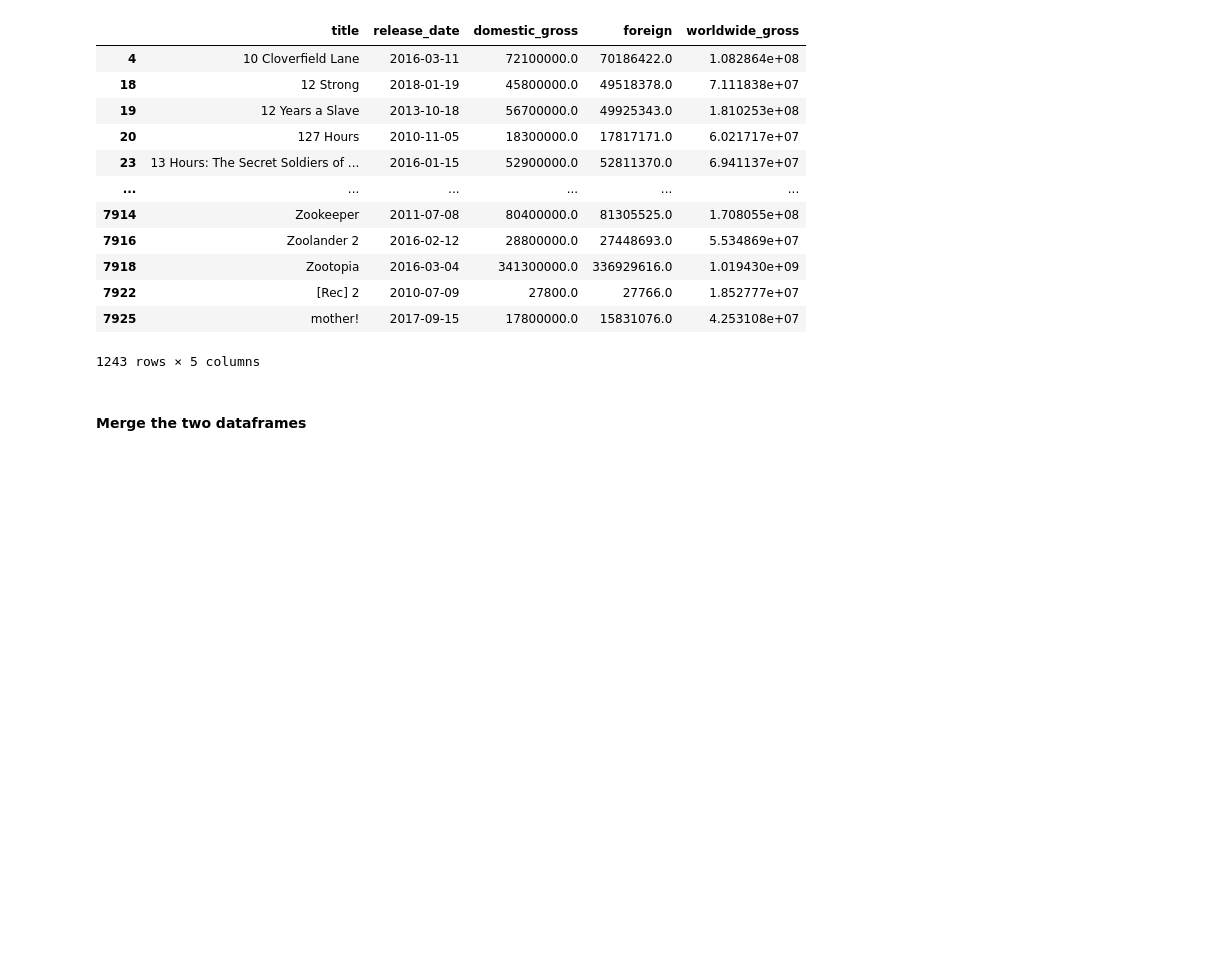
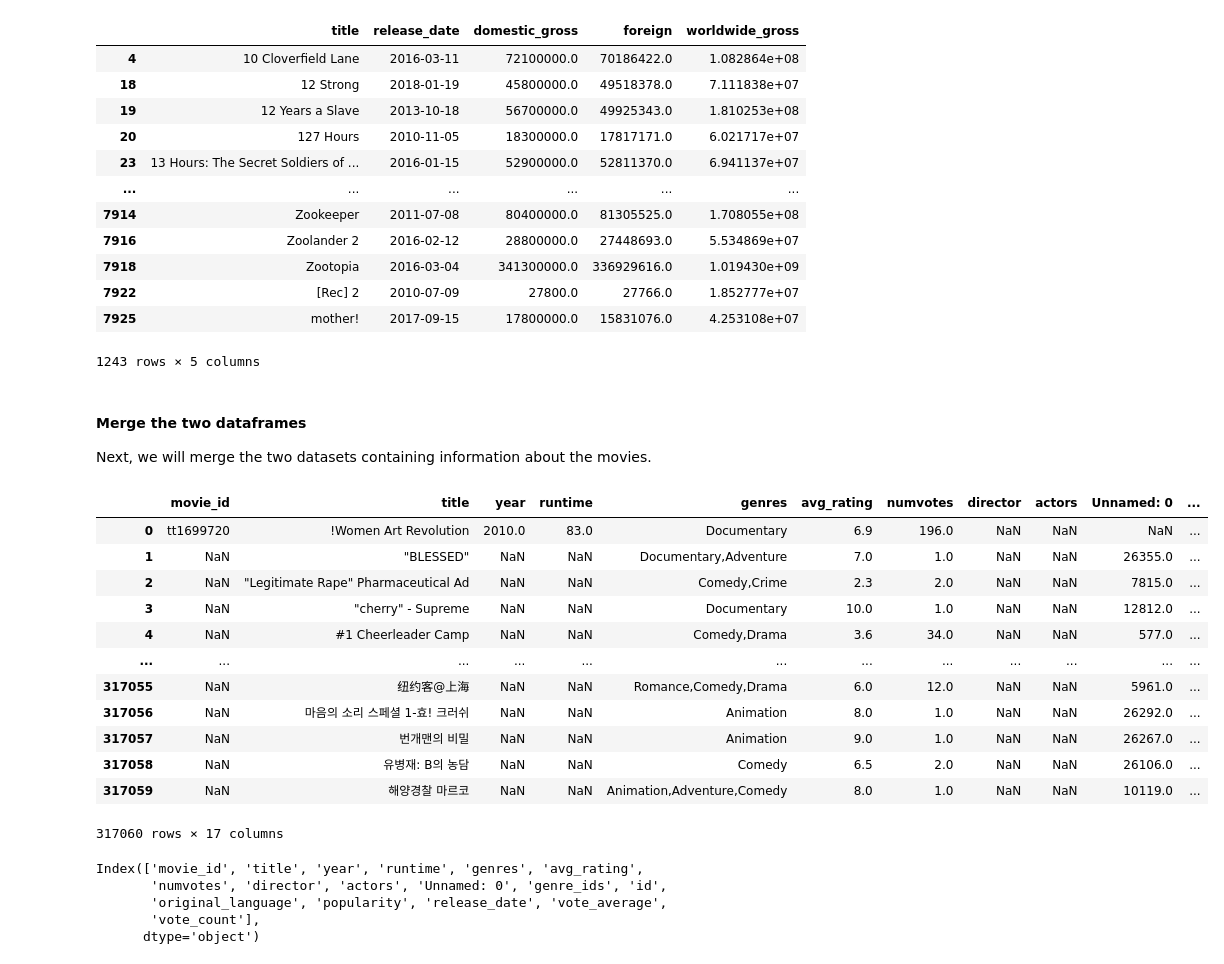
Before and after one commit to Wangari-web/dsc-phase-1-project-v2-4, a Jupyter notebook: student.ipynb, the cells around one changed output. Drawn from its saved outputs; the diff is of its cells as text; code cells hidden in the pictures; blank space fills up the shorter version.

```diff
--- a/student.ipynb
+++ b/student.ipynb
@@ -577,5 +539,31 @@ bom_budget
 1243 rows × 5 columns
 # %% [markdown]
 #### Merge the two dataframes
+Next, we will merge the two datasets containing information about the movies.
 # %%
-#merge the two dataframes
+#merge the two dataframes sql_df and tmdb_df
+merged_df = pd.merge(sql_df, tmdb_df, how = 'outer', on ='title')
+# %%
+#fill missing values in avg_rating with values from vote average
+merged_df['avg_rating'] = merged_df['avg_rating'].fillna(merged_df['vote_average'])
+#fill missing values in num votes with valuies from vote count
+merged_df['numvotes'] = merged_df['numvotes'].fillna(merged_df['vote_count'])
+
+#fill missing values in the genres with values from genre id
+merged_df['genres'] = merged_df['genres'].fillna(merged_df['genre_ids'])
+# %%
+merged_df
+# %% [output]
+|  | movie_id | title | year | runtime | genres | avg_rating | numvotes | director | actors | Unnamed: 0 | ... |
+| 0 | tt1699720 | !Women Art Revolution | 2010.0 | 83.0 | Documentary | 6.9 | 196.0 | NaN | NaN | NaN | ... |
+| 1 | NaN | "BLESSED" | NaN | NaN | Documentary,Adventure | 7.0 | 1.0 | NaN | NaN | 26355.0 | ... |
+| 2 | NaN | "Legitimate Rape" Pharmaceutical Ad | NaN | NaN | Comedy,Crime | 2.3 | 2.0 | NaN | NaN | 7815.0 | ... |
+| 3 | NaN | "cherry" - Supreme | NaN | NaN | Documentary | 10.0 | 1.0 | NaN | NaN | 12812.0 | ... |
+| 4 | NaN | #1 Cheerleader Camp | NaN | NaN | Comedy,Drama | 3.6 | 34.0 | NaN | NaN | 577.0 | ... |
+| ... | ... | ... | ... | ... | ... | ... | ... | ... | ... | ... | ... |
+| 317055 | NaN | 纽约客@上海 | NaN | NaN | Romance,Comedy,Drama | 6.0 | 12.0 | NaN | NaN | 5961.0 | ... |
+| 317056 | NaN | 마음의 소리 스페셜 1-효! 크러쉬 | NaN | NaN | Animation | 8.0 | 1.0 | NaN | NaN | 26292.0 | ... |
+| 317057 | NaN | 번개맨의 비밀 | NaN | NaN | Animation | 9.0 | 1.0 | NaN | NaN | 26267.0 | ... |
+| 317058 | NaN | 유병재: B의 농담 | NaN | NaN | Comedy | 6.5 | 2.0 | NaN | NaN | 26106.0 | ... |
+| 317059 | NaN | 해양경찰 마르코 | NaN | NaN | Animation,Adventure,Comedy | 8.0 | 1.0 | NaN | NaN | 10119.0 | ... |
+317060 rows × 17 columns
@@ -581,0 +575,8 @@ bom_budget
+# %%
+merged_df.columns
+# %% [output]
+Index(['movie_id', 'title', 'year', 'runtime', 'genres', 'avg_rating',
+       'numvotes', 'director', 'actors', 'Unnamed: 0', 'genre_ids', 'id',
+       'original_language', 'popularity', 'release_date', 'vote_average',
+       'vote_count'],
+      dtype='object')
```
Also changed, not shown: parts of 12 cells of this notebook.
